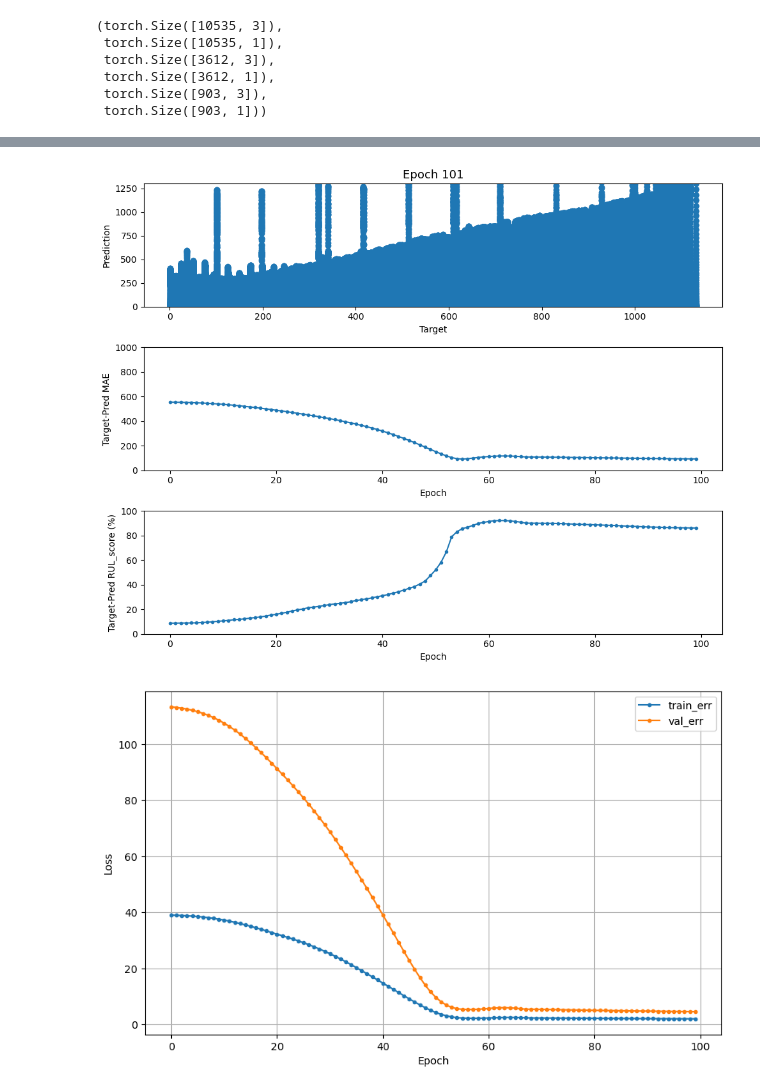
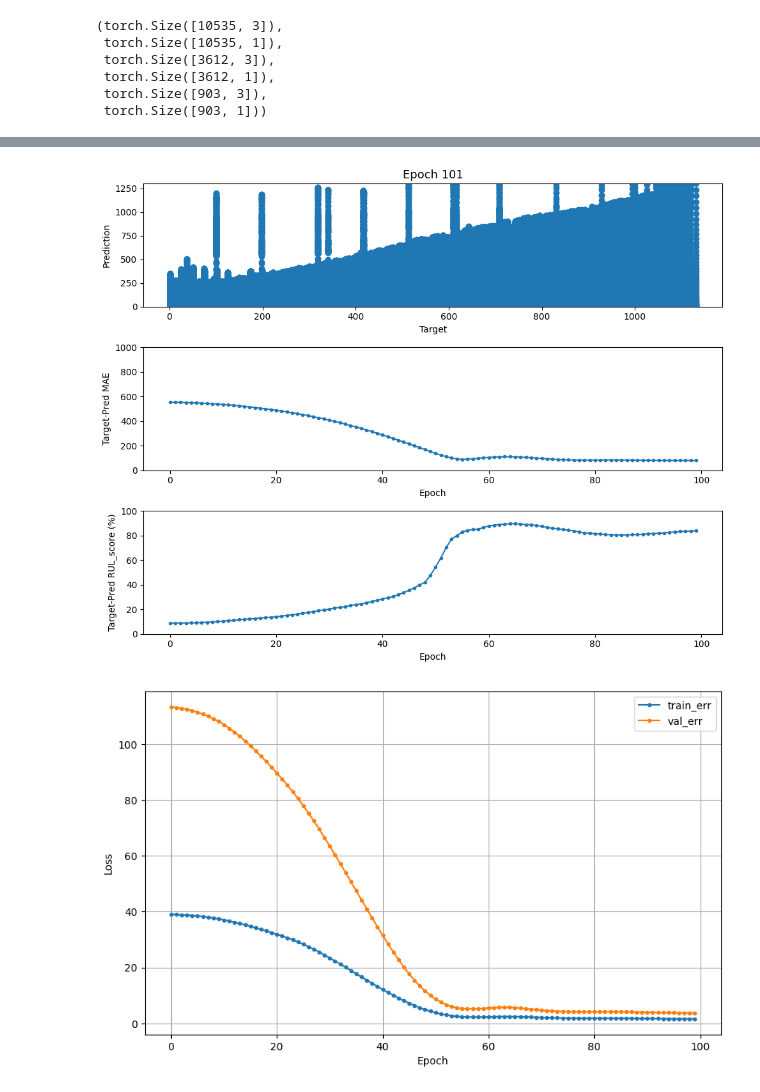
Before and after one commit to khw11044/Battery_RUL, a Jupyter notebook: 5.3DL_torch.ipynb, the cells around one changed output, grey strips where cells are left out. Saved outputs shown, nothing was run; the diff lists cells and outputs as text; code cells hidden in the pictures.

```diff
--- a/5.3DL_torch.ipynb
+++ b/5.3DL_torch.ipynb
@@ -138,6 +152,7 @@ best_MAE = np.inf
 best_model = 0
 # for epoch in tqdm(range(1, 101)):
 for epoch in range(1, 101):
+    model.train()
     size = len(X_train_s)
     optimizer.zero_grad()
     outputs = model(X_train_s)
@@ -147,6 +162,7 @@ for epoch in range(1, 101):
     print(f'Epoch : {epoch} / AVG train loss : {loss.item()/size}')
     train_loss_list.append(loss.item()/size)
 
+    model.eval()
     with torch.no_grad():
         size = len(X_val_s)
         pred = model(X_val_s)
@@ -233,6 +249,6 @@ Test:
 
 ------------------------------------------------------------
-[figure, old version]
+[figure, new version]
 # %%
 # 함수로 만들어서 사용합시다.
 def dl_history_plot(train_loss_list, test_loss_list):
@@ -248,7 +264,7 @@ def dl_history_plot(train_loss_list, test_loss_list):
 
 dl_history_plot(train_loss_list, test_loss_list)
 # %% [output]
-[figure, old version]
+[figure, new version]
 # %%
 def visualization_result(y_val,pred, size=100):
   sns.lineplot(y_val[:size], label='valid train')
```
Also changed, not shown: parts of 7 cells of this notebook, 4 other files.
